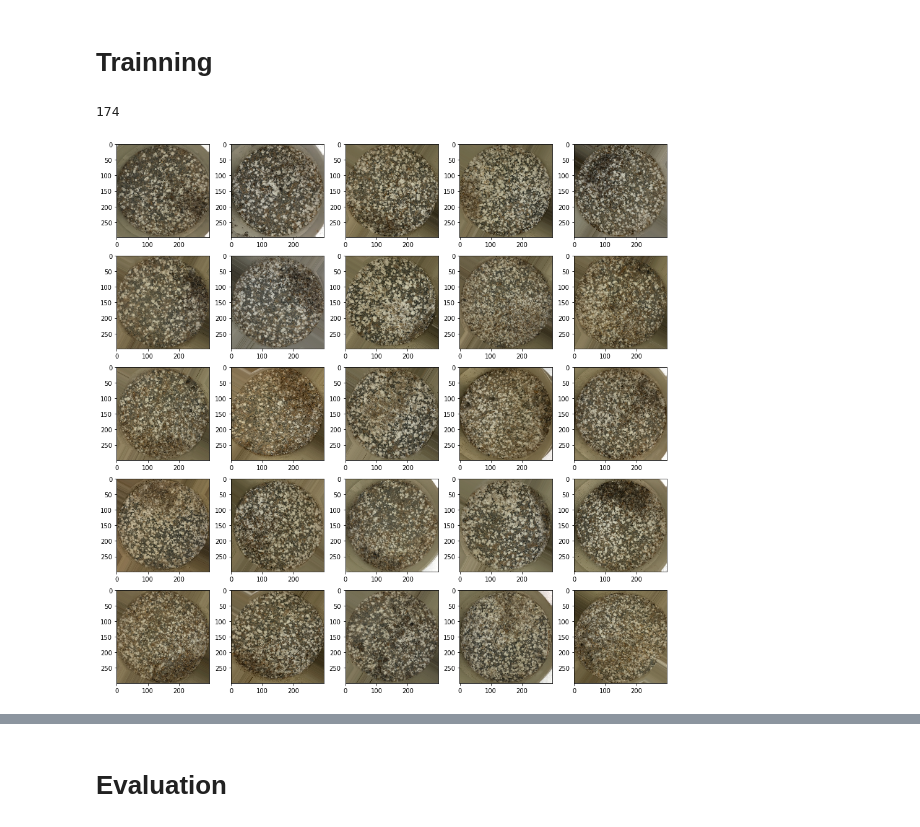
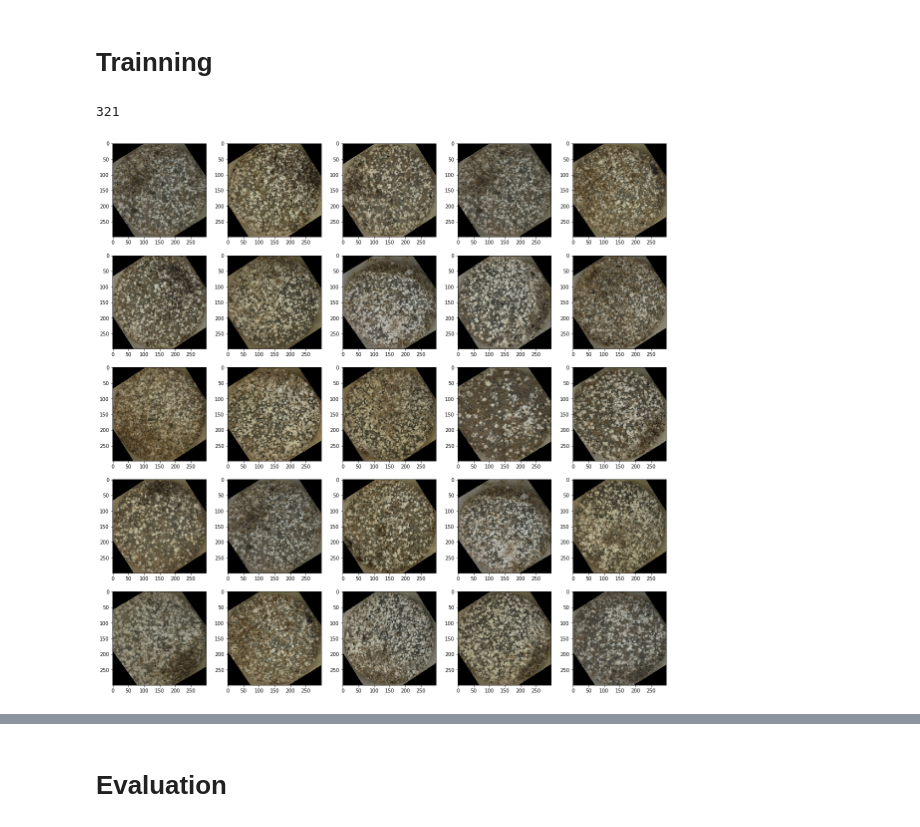
Before and after one commit to JiaxinYu/T8, a Jupyter notebook: fungus_weight_2.ipynb, the cells around one changed output, grey strips where cells are left out. Saved outputs shown, nothing was run; the diff lists cells and outputs as text; code cells hidden in the pictures.

```diff
--- a/fungus_weight_2.ipynb
+++ b/fungus_weight_2.ipynb
@@ -120,7 +120,7 @@ def img_aug(idx):
         iaa.Flipud(0.5),
         iaa.Affine(
             rotate=(-45, 45), # rotate by -45 to +45 degrees
-            mode='edge'
+            mode='constant'
         ),
         iaa.GaussianBlur((0.0, 1.0))
     ], random_order=True)
@@ -143,7 +143,7 @@ def img_aug(idx):
     img = seq.augment_image(img)
 
     # resize
-    img_file = resize(img, (rows, cols, 3), mode='constant')
+    img_file = resize(img, (rows, cols, 3), mode='edge')
 
     # load y value
     label = df_train['Weight'].iloc[idx]
@@ -248,7 +248,7 @@ model.compile(optimizer='adam', loss='mse', metrics=[acc1, acc2, acc3])
 # %%
 from sklearn.model_selection import KFold
 
-n_flod = 5
+n_flod = 7
 
 kf = KFold(n_flod, shuffle=True, random_state=np.random)
 for train_idx, val_idx in kf.split(df_train):
@@ -256,19 +256,19 @@ for train_idx, val_idx in kf.split(df_train):
 
 print(len(train_idx))
 # %% [output]
-174
+321
 # %%
-runs = 10
-train_imgs, train_labels = img_gen(train_idx, runs)
-val_imgs, val_labels = img_gen(val_idx, runs)
+# runs = 16
+train_imgs, train_labels = img_gen(train_idx, 16)
+val_imgs, val_labels = img_gen(val_idx, 32)
 # %%
-# Show some sample images
+# Show some sample images @ken
 from random import sample
 
-fig = plt.figure(figsize=(16, 16))
-for i, n in enumerate(sample(list(train_imgs), 25)):
+fig = plt.figure(figsize=(20, 20))
+for i, n in enumerate(sample(list(val_imgs), 25)):
     ax = fig.add_subplot(5, 5, i+1)
     ax.imshow(n)
 # %% [output]
-[figure, old version]
+[figure, new version]
 # %%
```
Also changed, not shown: parts of 7 cells of this notebook.
